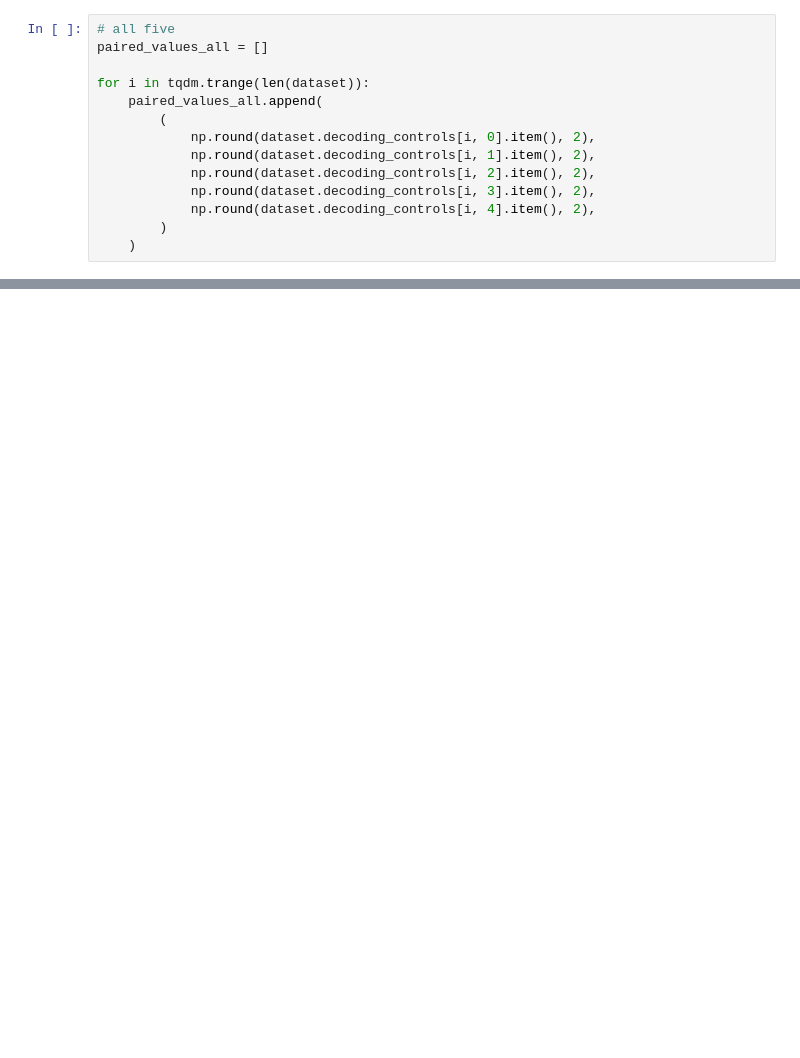
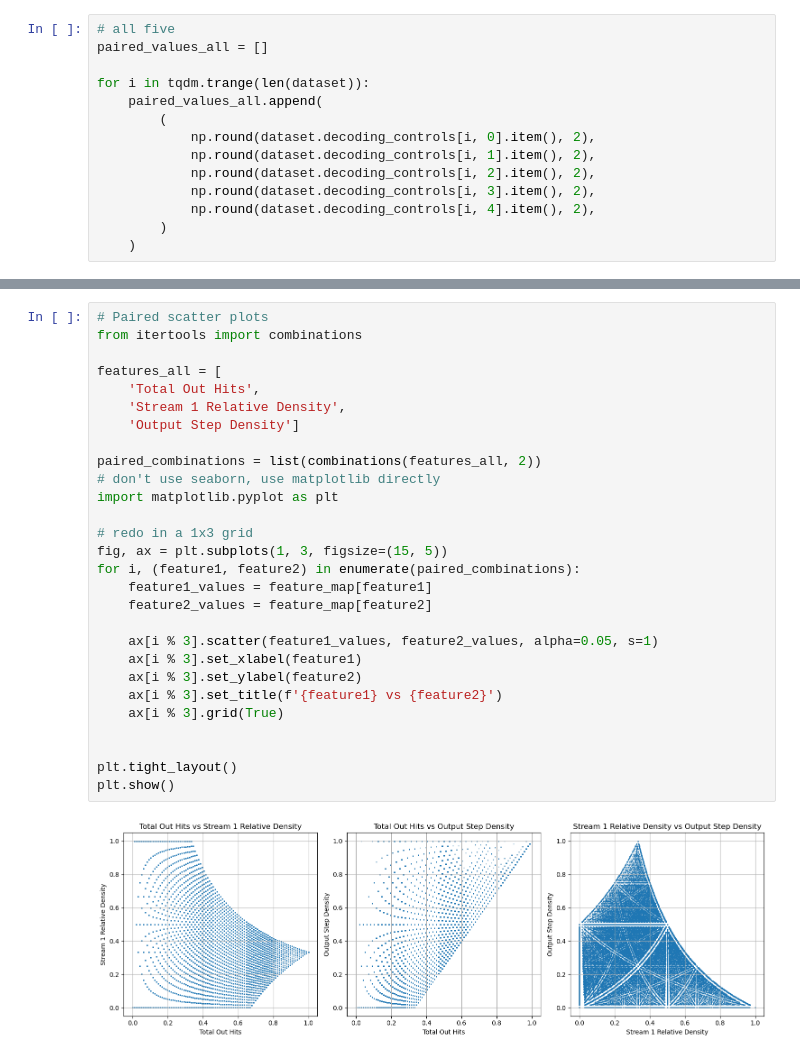
Before and after one commit to behzadhaki/TripleStreams, a Jupyter notebook: data/TripleStreamsDatasetExplorer.ipynb, the cells around one changed output, grey strips where cells are left out. Cells and saved outputs as stored; diff of their text form; blank space fills up the shorter version.

```diff
--- a/data/TripleStreamsDatasetExplorer.ipynb
+++ b/data/TripleStreamsDatasetExplorer.ipynb
@@ -271,0 +303,30 @@ print(n_pairs_without_step_den, n_pairs_all, n_pairs_all / n_pairs_without_step_
+# %%
+# Paired scatter plots
+from itertools import combinations
+
+features_all = [
+    'Total Out Hits',
+    'Stream 1 Relative Density',
+    'Output Step Density']
+
+paired_combinations = list(combinations(features_all, 2))
+# don't use seaborn, use matplotlib directly
+import matplotlib.pyplot as plt
+
+# redo in a 1x3 grid
+fig, ax = plt.subplots(1, 3, figsize=(15, 5))
+for i, (feature1, feature2) in enumerate(paired_combinations):
+    feature1_values = feature_map[feature1]
+    feature2_values = feature_map[feature2]
+
+    ax[i % 3].scatter(feature1_values, feature2_values, alpha=0.05, s=1)
+    ax[i % 3].set_xlabel(feature1)
+    ax[i % 3].set_ylabel(feature2)
+    ax[i % 3].set_title(f'{feature1} vs {feature2}')
+    ax[i % 3].grid(True)
+
+
+plt.tight_layout()
+plt.show()
+# %% [output]
+[figure, added]
```
Also changed, not shown: parts of 20 cells of this notebook.
